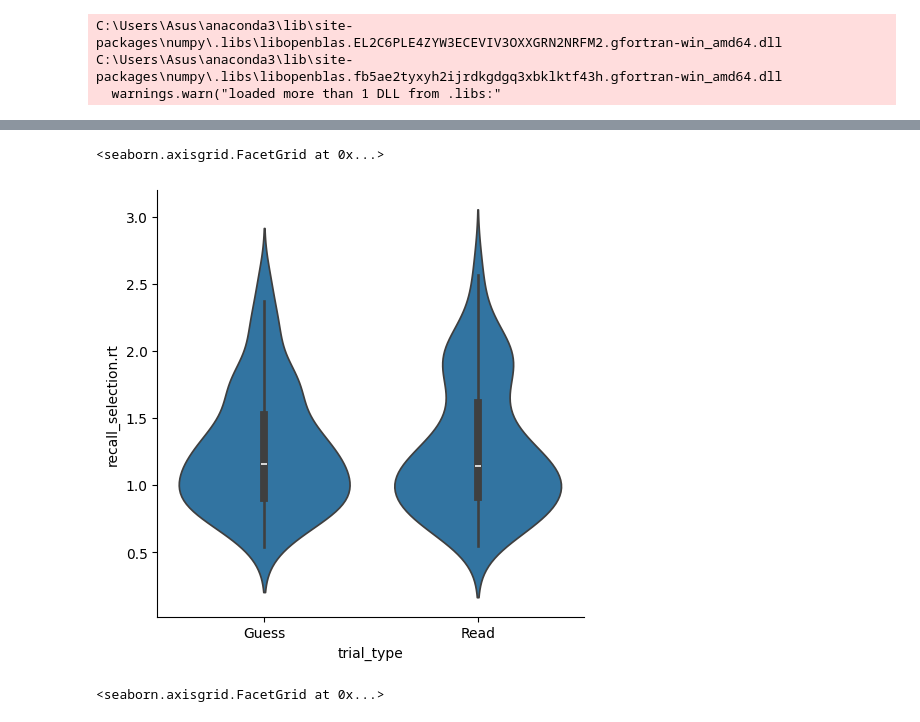
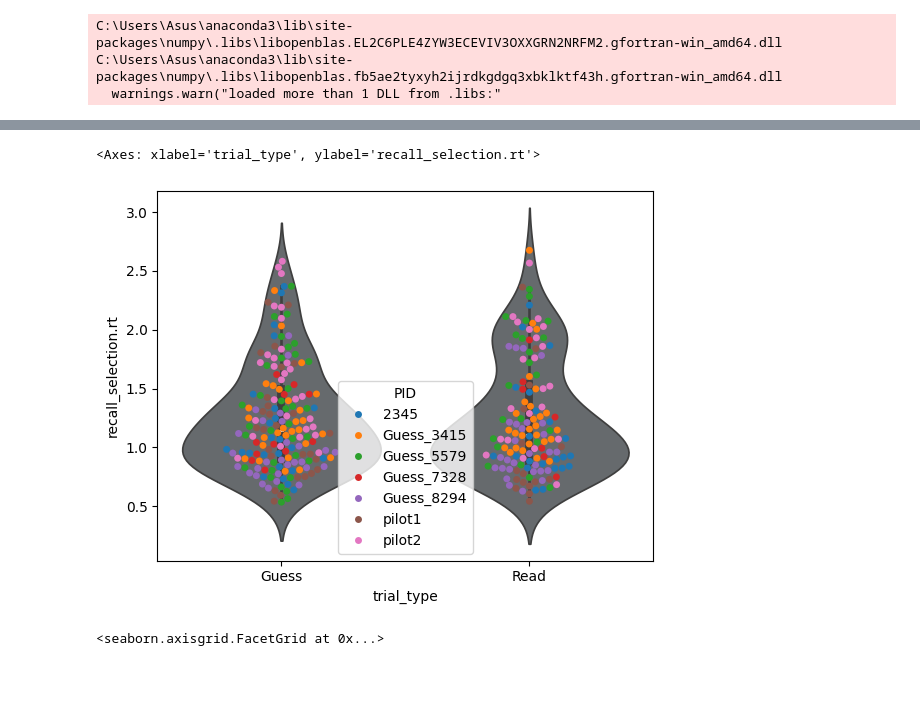
Before and after one commit to zs-nemecz/Guess_fMRI, a Jupyter notebook: behavioral_data_analysis.ipynb, the cells around one changed output, grey strips where cells are left out. Drawn from its saved outputs; the diff is of its cells as text; code cells hidden in the pictures; blank space fills up the shorter version.

```diff
--- a/behavioral_data_analysis.ipynb
+++ b/behavioral_data_analysis.ipynb
@@ -67,8 +67,9 @@ sns.catplot(data = recall, hue = "recalled", kind="box", x="trial_type", y = "re
 # %%
-sns.catplot(data = recall, kind = "violin", x="trial_type", y = "recall_selection.rt")
+sns.violinplot(data = recall, x="trial_type", y = "recall_selection.rt", saturation=0.05)
+sns.swarmplot(data = recall, x="trial_type", y = "recall_selection.rt", hue="PID")
 # %% [output]
-<seaborn.axisgrid.FacetGrid at 0x...>
+<Axes: xlabel='trial_type', ylabel='recall_selection.rt'>
-[figure, old version]
+[figure, new version]
 # %%
 sns.catplot(data = recall,  x="trial_type", y = "recall_selection.rt", kind='box')
 # %% [output]
```
Also changed, not shown: parts of 12 cells of this notebook, 8 other files.
